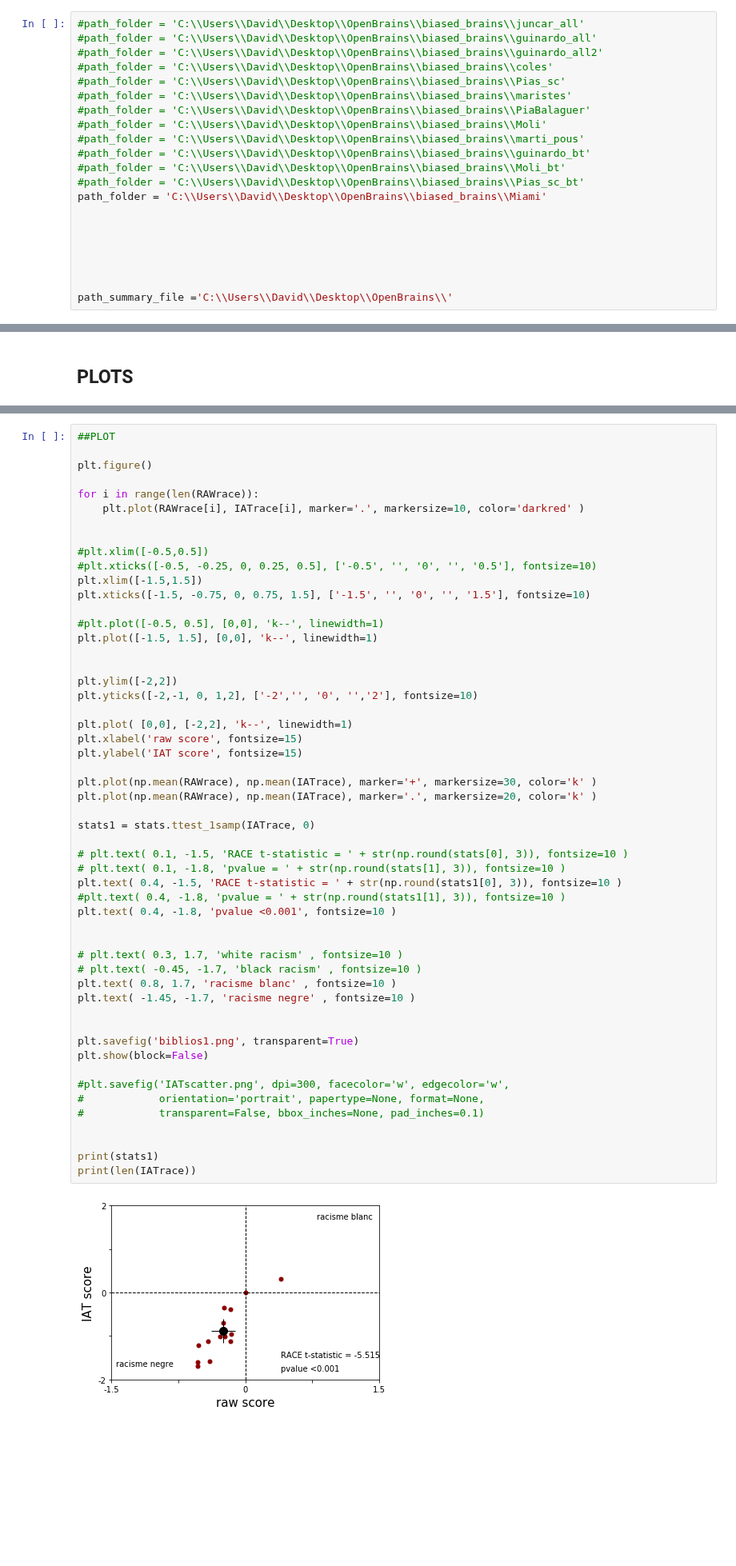
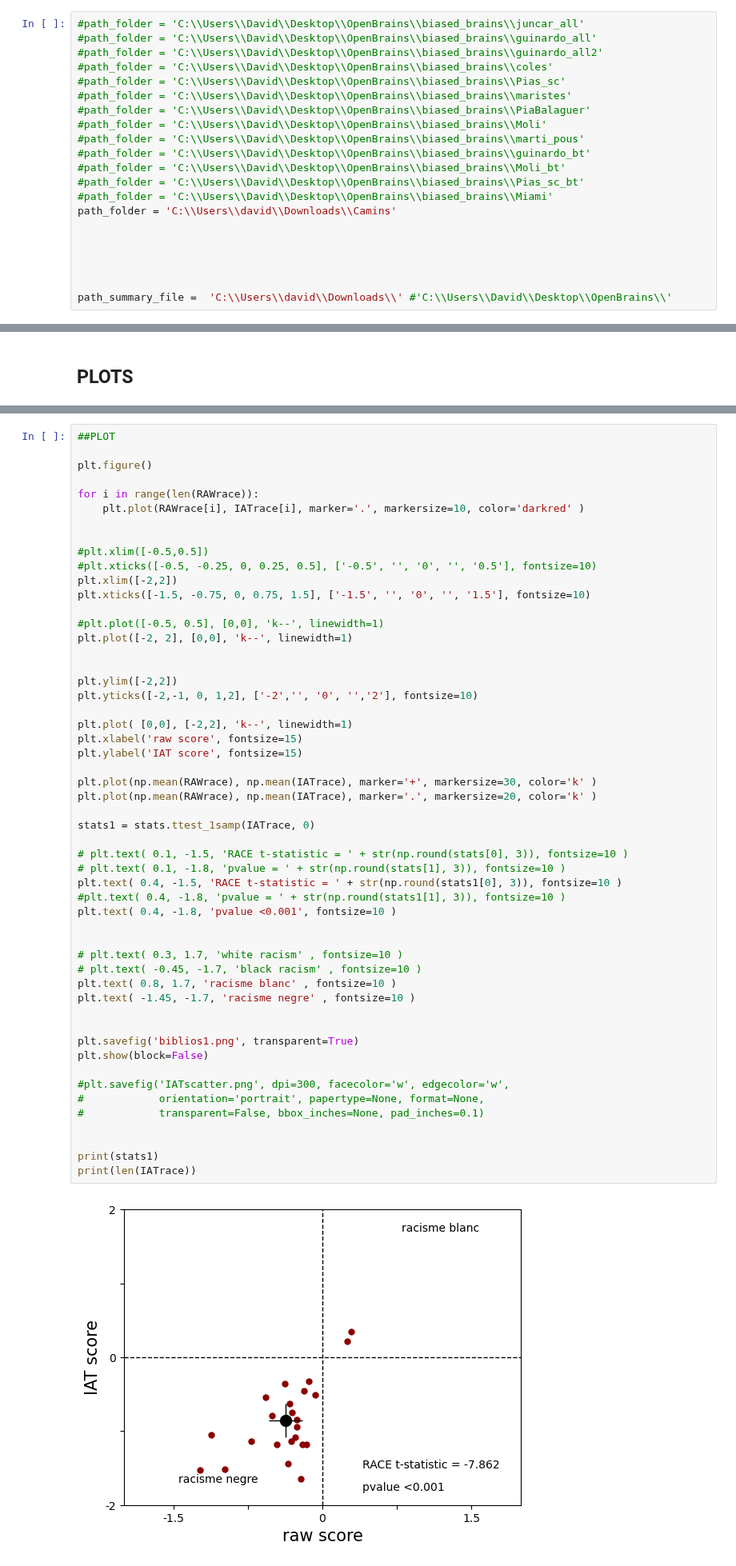
Before and after one commit to davidbestue/OpenBrains, a Jupyter notebook: IAT/analysis_corrected.ipynb, the cells around one changed output, grey strips where cells are left out. Shown at 80% size. Saved outputs shown, nothing was run; the diff lists cells and outputs as text; blank space fills up the shorter version.

```diff
--- a/IAT/analysis_corrected.ipynb
+++ b/IAT/analysis_corrected.ipynb
@@ -21,14 +21,14 @@ import csv
 #path_folder = 'C:\\Users\\David\\Desktop\\OpenBrains\\biased_brains\\guinardo_bt'
 #path_folder = 'C:\\Users\\David\\Desktop\\OpenBrains\\biased_brains\\Moli_bt'
 #path_folder = 'C:\\Users\\David\\Desktop\\OpenBrains\\biased_brains\\Pias_sc_bt'
-path_folder = 'C:\\Users\\David\\Desktop\\OpenBrains\\biased_brains\\Miami'
+#path_folder = 'C:\\Users\\David\\Desktop\\OpenBrains\\biased_brains\\Miami'
+path_folder = 'C:\\Users\\david\\Downloads\\Camins'
 
 
 
 
 
-
-path_summary_file ='C:\\Users\\David\\Desktop\\OpenBrains\\'
+path_summary_file =  'C:\\Users\\david\\Downloads\\' #'C:\\Users\\David\\Desktop\\OpenBrains\\'
 # %%
 ### Functions
 def adjustedmean(RTs,corrs,penalty):
@@ -218,11 +218,11 @@ for i in range(len(RAWrace)):
 
 #plt.xlim([-0.5,0.5])
 #plt.xticks([-0.5, -0.25, 0, 0.25, 0.5], ['-0.5', '', '0', '', '0.5'], fontsize=10)
-plt.xlim([-1.5,1.5])
+plt.xlim([-2,2])
 plt.xticks([-1.5, -0.75, 0, 0.75, 1.5], ['-1.5', '', '0', '', '1.5'], fontsize=10)
 
 #plt.plot([-0.5, 0.5], [0,0], 'k--', linewidth=1)
-plt.plot([-1.5, 1.5], [0,0], 'k--', linewidth=1)
+plt.plot([-2, 2], [0,0], 'k--', linewidth=1)
 
 
 plt.ylim([-2,2])
@@ -234,31 +234,31 @@ plt.ylabel('IAT score', fontsize=15)
 
 plt.plot(np.mean(RAWrace), np.mean(IATrace), marker='+', markersize=30, color='k' )
 plt.plot(np.mean(RAWrace), np.mean(IATrace), marker='.', markersize=20, color='k' )
 
 stats1 = stats.ttest_1samp(IATrace, 0)
 
 # plt.text( 0.1, -1.5, 'RACE t-statistic = ' + str(np.round(stats[0], 3)), fontsize=10 )
 # plt.text( 0.1, -1.8, 'pvalue = ' + str(np.round(stats[1], 3)), fontsize=10 )
 plt.text( 0.4, -1.5, 'RACE t-statistic = ' + str(np.round(stats1[0], 3)), fontsize=10 )
 #plt.text( 0.4, -1.8, 'pvalue = ' + str(np.round(stats1[1], 3)), fontsize=10 )
 plt.text( 0.4, -1.8, 'pvalue <0.001', fontsize=10 )
 
 
 # plt.text( 0.3, 1.7, 'white racism' , fontsize=10 )
 # plt.text( -0.45, -1.7, 'black racism' , fontsize=10 )
 plt.text( 0.8, 1.7, 'racisme blanc' , fontsize=10 )
 plt.text( -1.45, -1.7, 'racisme negre' , fontsize=10 )
 
 
 plt.savefig('biblios1.png', transparent=True)
 plt.show(block=False)
 
 #plt.savefig('IATscatter.png', dpi=300, facecolor='w', edgecolor='w',
 #            orientation='portrait', papertype=None, format=None,
 #            transparent=False, bbox_inches=None, pad_inches=0.1)
 
 
 print(stats1)
 print(len(IATrace))
 # %% [output]
-[figure, old version]
+[figure, new version]
```
Also changed, not shown: parts of 4 cells of this notebook, 2 other files.
